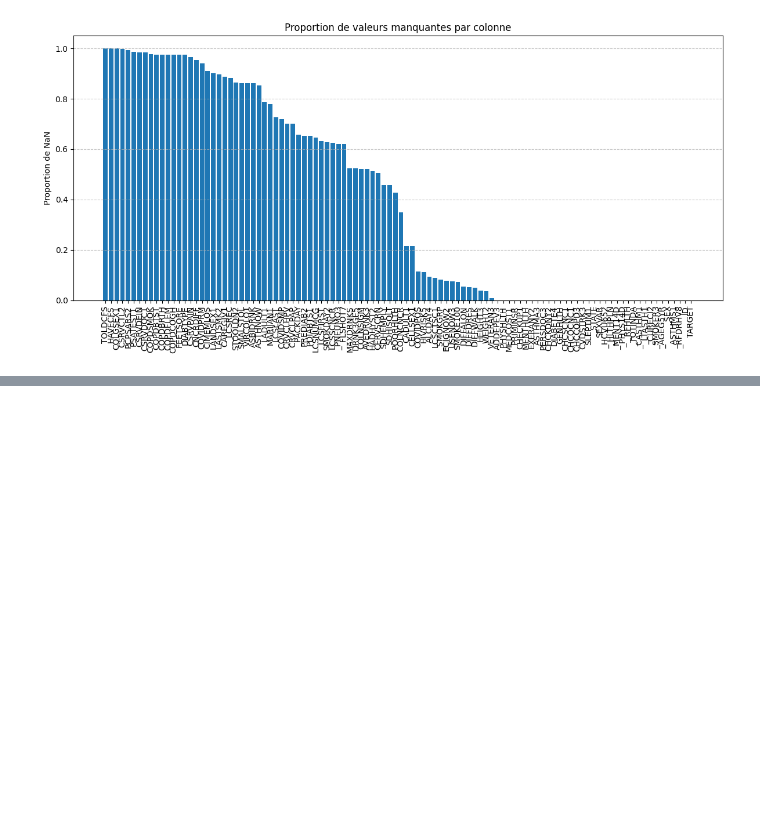
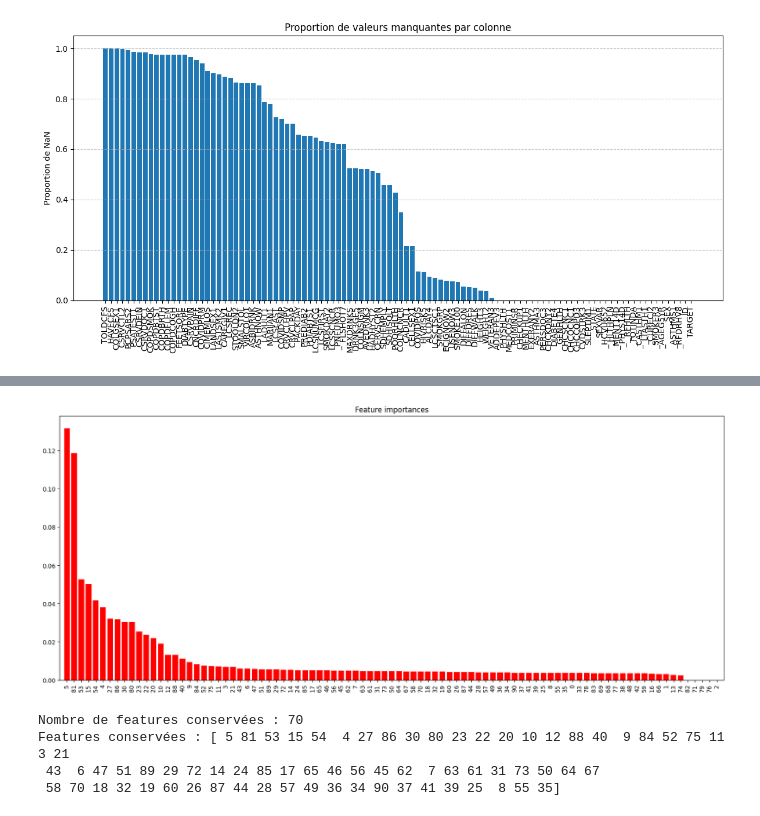
Before and after one commit to alextonon/Hackathon_Heart_Rate_Los_Tigros, a Jupyter notebook: Maignan.ipynb, the cells around one changed output, grey strips where cells are left out. Saved outputs shown, nothing was run; the diff lists cells and outputs as text; code cells hidden in the pictures; blank space fills up the shorter version.

```diff
--- a/Maignan.ipynb
+++ b/Maignan.ipynb
@@ -60,12 +62,27 @@ nan_proportion = plot_nan_proportion(df_clean)
 # %% [output]
 [figure]
 # %%
-def clean_data(df):
+def clean_data(df, suppr):
+
+    for col in df.columns:
+        if col in suppr:
+            df = df.drop(col, axis = 1)
+
     nan_proportion = df.isna().sum().sort_values(ascending=False) / len(df)
 
     for i, prop in enumerate(nan_proportion.values):
-        if prop > 0.95:
+        if prop > 0.90:
             print(nan_proportion.index[i])
+
+    return df
+# %%
+A_supprimer = ["TOLDCFS", 'HAVECFS', 'COLGSEX1', 'CSRVCTL2', 'PCPSARS2', 'CSRVDEIN', 'CSRVDOC1', 'COPDFLEM', 'COPDCOGH',
+               'FEETSORE', 'COVIDPRM', 'LANDSEX1']
+
+A_clean = ["CSRVPAIN", 'PSATEST1', 'COPDSMOK', 'COPDBTST', 'COPDBRTH', 'DIABTYPE', 'CNCRDIFF', 'CIMEMLOS']
 # %%
-clean_data(df_clean)
+df_clean = clean_data(df_clean, A_supprimer)
+
+X = df_clean.drop('TARGET', axis=1)
+y = df_clean['TARGET']
 # %% [output]
@@ -88,0 +97,4 @@ CNCRDIFF
+# %%
+xgb =  XGBClassifier(n_estimators=51)
+
+xgb.fit(X, y)
@@ -88,0 +113,27 @@ CNCRDIFF
+# %%
+importances = xgb.feature_importances_
+indices = np.argsort(importances)[::-1]
+
+
+plt.figure(figsize=(20,8))
+plt.title("Feature importances")
+plt.bar(range(X.shape[1]), importances[indices], color="r", align="center")
+plt.xticks(range(X.shape[1]), indices, rotation = 90)
+plt.xlim([-1, X.shape[1]])
+plt.show()
+# %% [output]
+[figure, added]
+# %%
+mi_cumsum = importances[indices].cumsum()
+mi_total = importances[indices].sum()
+
+threshold = 0.95 * mi_total
+features_99 = mi_cumsum[mi_cumsum <= threshold]
+indice = indices[mi_cumsum <= threshold]
+print("Nombre de features conservées :", len(features_99))
+print("Features conservées :", indice)
+# %% [output]
+Nombre de features conservées : 70
+Features conservées : [ 5 81 53 15 54  4 27 86 30 80 23 22 20 10 12 88 40  9 84 52 75 11  3 21
+ 43  6 47 51 89 29 72 14 24 85 17 65 46 56 45 62  7 63 61 31 73 50 64 67
+ 58 70 18 32 19 60 26 87 44 28 57 49 36 34 90 37 41 39 25  8 55 35]
```
Also changed, not shown: parts of 6 cells of this notebook.
